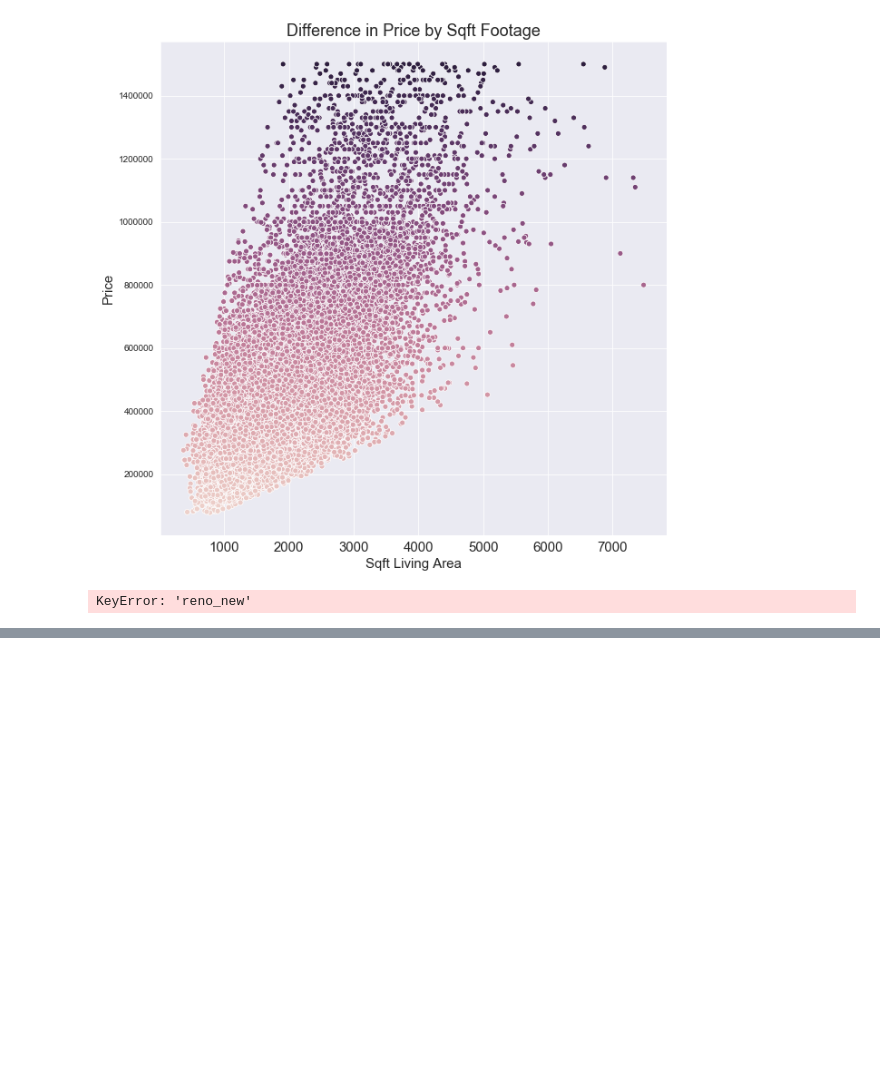
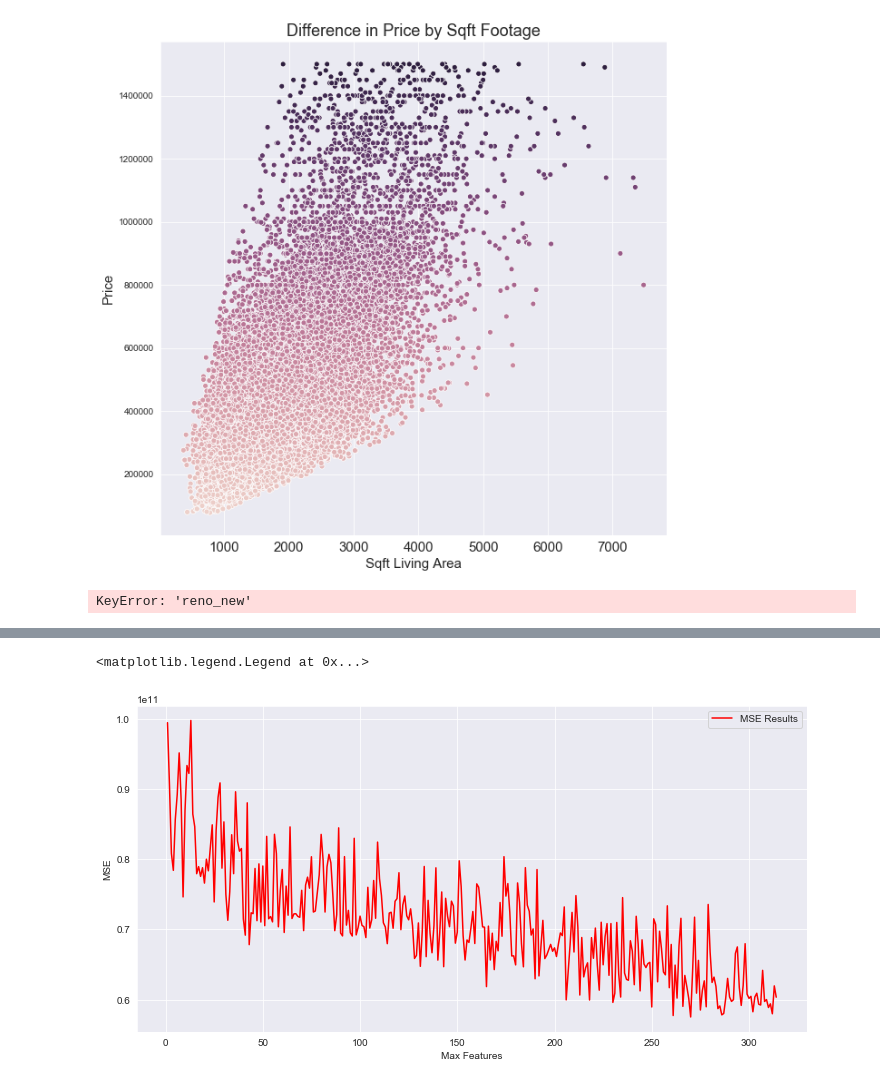
Before and after one commit to will4865/Predicting-Real-Estate-Prices, a Jupyter notebook: Additional Visualizations (Pre Modeling).ipynb, the cells around one changed output, grey strips where cells are left out. Saved outputs shown, nothing was run; the diff lists cells and outputs as text; code cells hidden in the pictures; blank space fills up the shorter version.

```diff
--- a/Additional Visualizations (Pre Modeling).ipynb
+++ b/Additional Visualizations (Pre Modeling).ipynb
@@ -131,0 +203,9 @@ KeyError: 'reno_new'
+# %%
+plt.figure(figsize=(12,6))
+plt.plot(max_features, mse_results ,'r', label='MSE Results')
+plt.ylabel('MSE')
+plt.xlabel('Max Features')
+plt.legend()
+# %% [output]
+<matplotlib.legend.Legend at 0x...>
+[figure, added]
```
Also changed, not shown: parts of 13 cells of this notebook.
